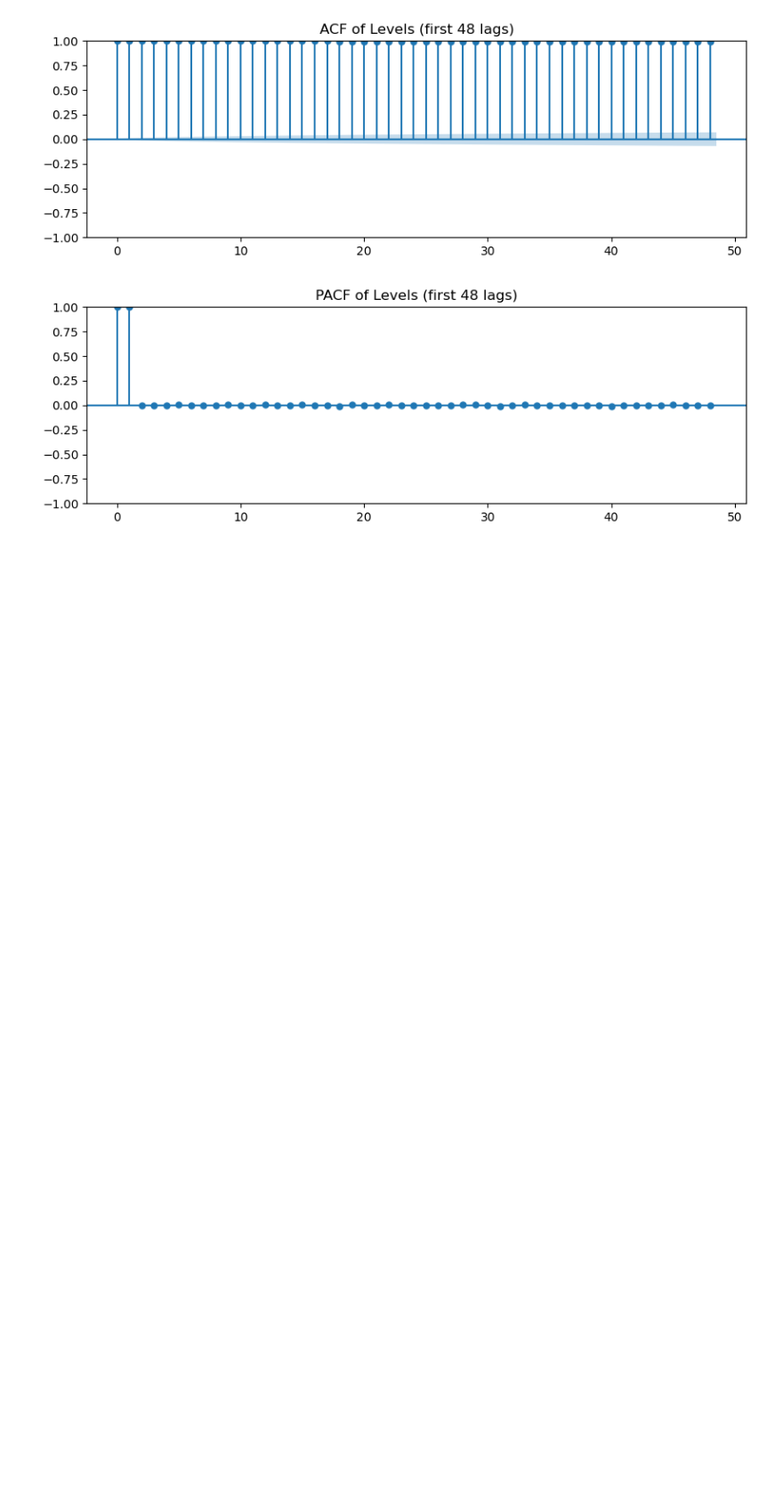
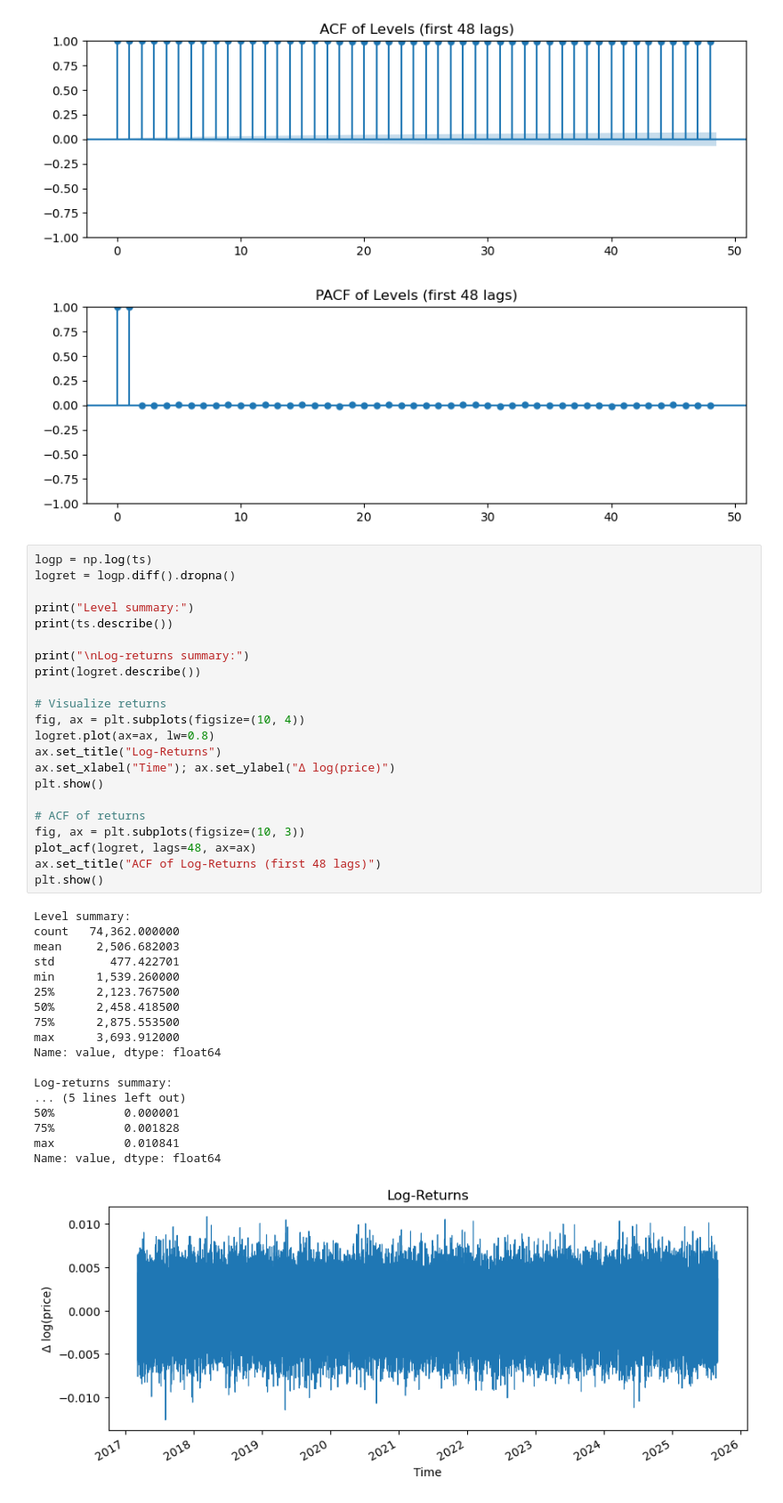
Before and after one commit to BMMUGOMBA/Time_Series, a Jupyter notebook: Stationerity_Tutorial.ipynb, the cells around one changed output. Shown: that part at 89% size. Saved outputs shown, nothing was run; the diff lists cells and outputs as text; blank space fills up the shorter version.

```diff
--- a/Stationerity_Tutorial.ipynb
+++ b/Stationerity_Tutorial.ipynb
@@ -124,3 +124,44 @@ plt.show()
 [figure]
 [figure]
 [figure]
+# %%
+logp = np.log(ts)
+logret = logp.diff().dropna()
+
+print("Level summary:")
+print(ts.describe())
+
+print("\nLog-returns summary:")
+print(logret.describe())
+
+# Visualize returns
+fig, ax = plt.subplots(figsize=(10, 4))
+logret.plot(ax=ax, lw=0.8)
+ax.set_title("Log-Returns")
+ax.set_xlabel("Time"); ax.set_ylabel("Δ log(price)")
+plt.show()
+
+# ACF of returns
+fig, ax = plt.subplots(figsize=(10, 3))
+plot_acf(logret, lags=48, ax=ax)
+ax.set_title("ACF of Log-Returns (first 48 lags)")
+plt.show()
+# %% [output]
+Level summary:
+count   74,362.000000
+mean     2,506.682003
+std        477.422701
+min      1,539.260000
+25%      2,123.767500
+50%      2,458.418500
+75%      2,875.553500
+max      3,693.912000
+Name: value, dtype: float64
+
+Log-returns summary:
+... (5 lines left out)
+50%          0.000001
+75%          0.001828
+max          0.010841
+Name: value, dtype: float64
+[figure, added]
```
Also changed, not shown: parts of 8 cells of this notebook.
